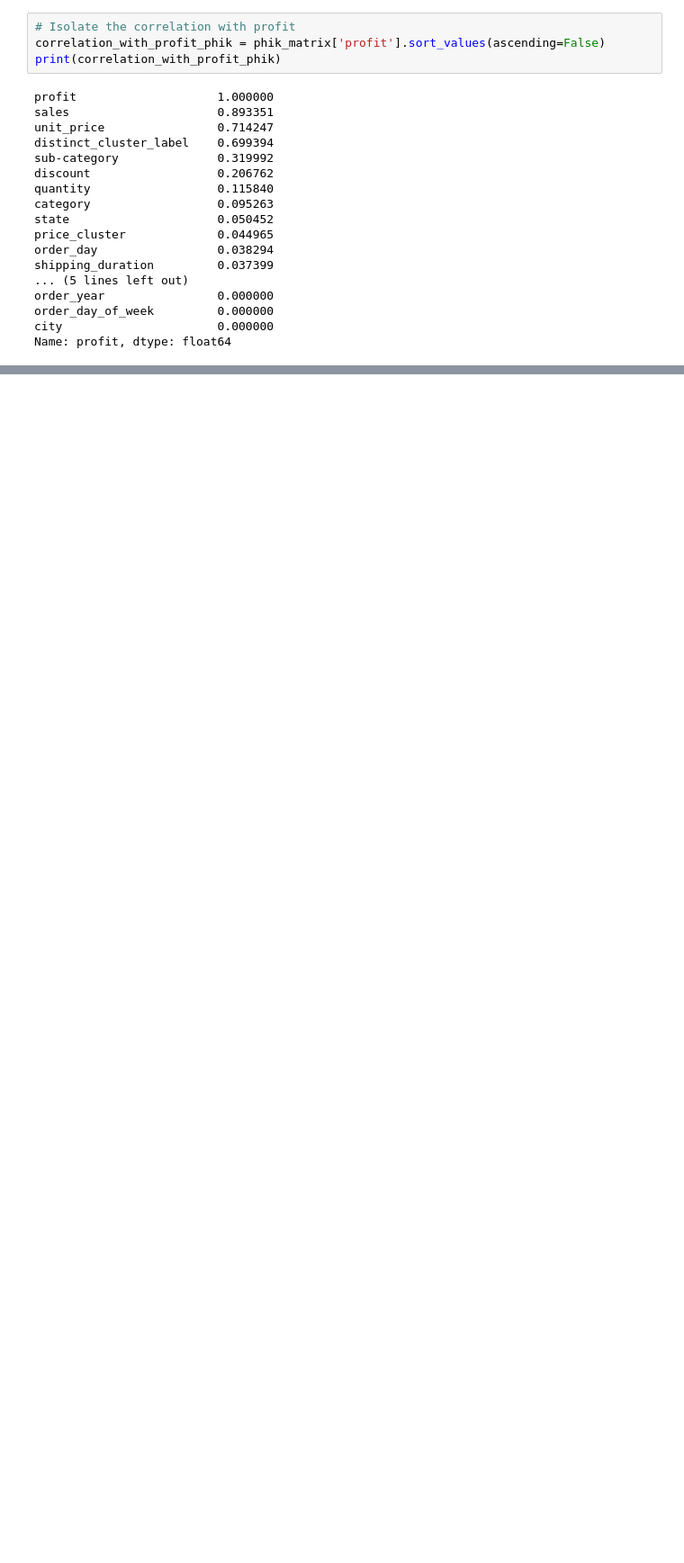
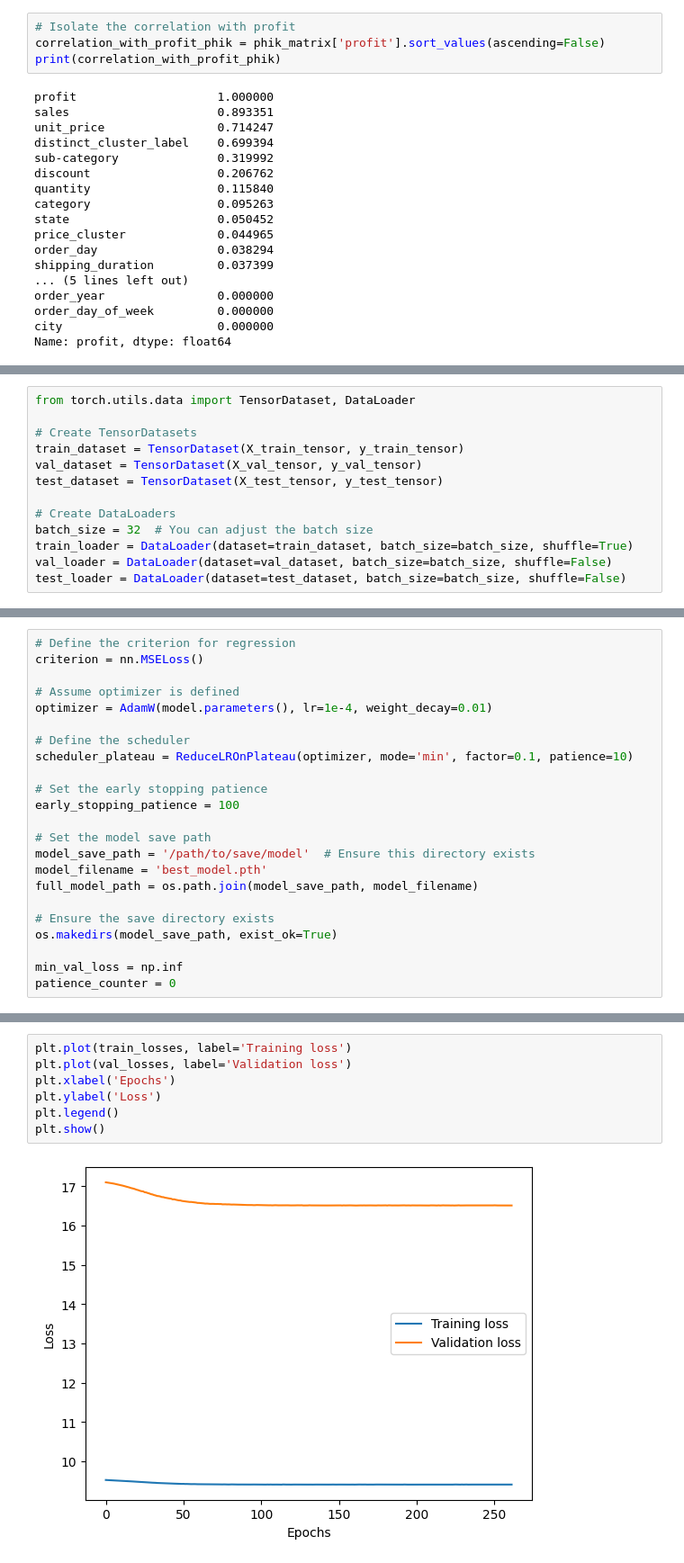
Before and after one commit to FTDS-assignment-bay/p2-final-project-ftds-003-bsd-group-001, a Jupyter notebook: bagian farhan(temp)/finpro.ipynb, the cells around one changed output, grey strips where cells are left out. Shown at 90% size. Drawn from its saved outputs; the diff is of its cells as text; blank space fills up the shorter version.

```diff
--- a/bagian farhan(temp)/finpro.ipynb
+++ b/bagian farhan(temp)/finpro.ipynb
@@ -234,0 +269,13 @@ X_val, X_test, y_val, y_test = train_test_split(X_temp, y_temp, test_size=0.5, r
+# %%
+from torch.utils.data import TensorDataset, DataLoader
+
+# Create TensorDatasets
+train_dataset = TensorDataset(X_train_tensor, y_train_tensor)
+val_dataset = TensorDataset(X_val_tensor, y_val_tensor)
+test_dataset = TensorDataset(X_test_tensor, y_test_tensor)
+
+# Create DataLoaders
+batch_size = 32  # You can adjust the batch size
+train_loader = DataLoader(dataset=train_dataset, batch_size=batch_size, shuffle=True)
+val_loader = DataLoader(dataset=val_dataset, batch_size=batch_size, shuffle=False)
+test_loader = DataLoader(dataset=test_dataset, batch_size=batch_size, shuffle=False)
@@ -234,0 +335,23 @@ X_val, X_test, y_val, y_test = train_test_split(X_temp, y_temp, test_size=0.5, r
+# %%
+# Define the criterion for regression
+criterion = nn.MSELoss()
+
+# Assume optimizer is defined
+optimizer = AdamW(model.parameters(), lr=1e-4, weight_decay=0.01)
+
+# Define the scheduler
+scheduler_plateau = ReduceLROnPlateau(optimizer, mode='min', factor=0.1, patience=10)
+
+# Set the early stopping patience
+early_stopping_patience = 100
+
+# Set the model save path
+model_save_path = '/path/to/save/model'  # Ensure this directory exists
+model_filename = 'best_model.pth'
+full_model_path = os.path.join(model_save_path, model_filename)
+
+# Ensure the save directory exists
+os.makedirs(model_save_path, exist_ok=True)
+
+min_val_loss = np.inf
+patience_counter = 0
@@ -234,0 +436,9 @@ X_val, X_test, y_val, y_test = train_test_split(X_temp, y_temp, test_size=0.5, r
+# %%
+plt.plot(train_losses, label='Training loss')
+plt.plot(val_losses, label='Validation loss')
+plt.xlabel('Epochs')
+plt.ylabel('Loss')
+plt.legend()
+plt.show()
+# %% [output]
+[figure, added]
```
Also changed, not shown: parts of 12 cells of this notebook.
